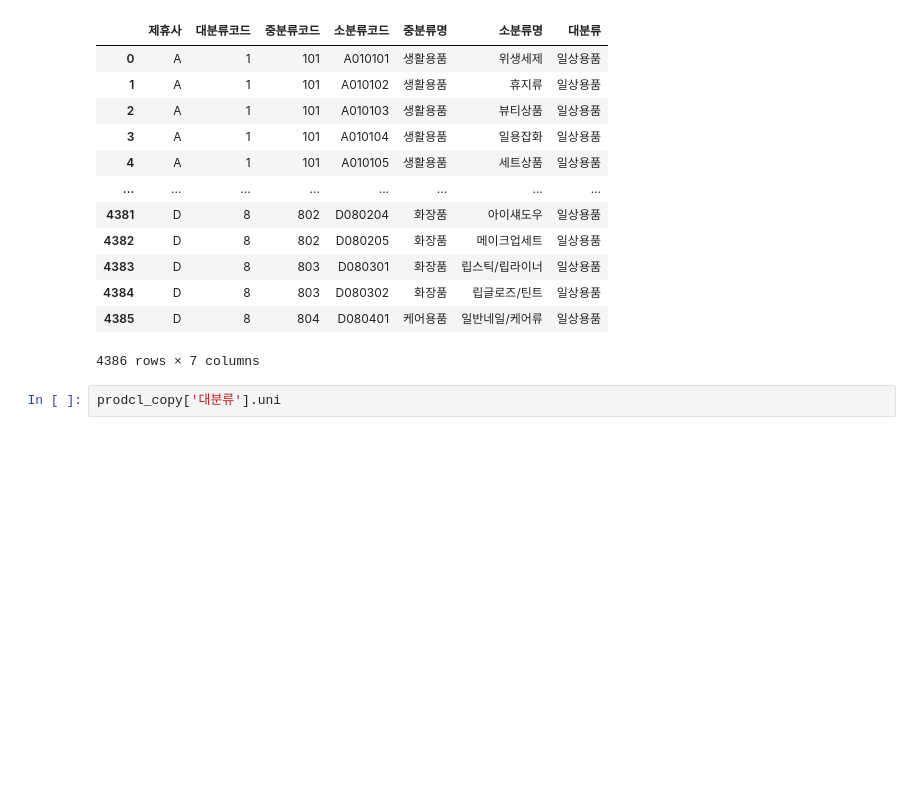
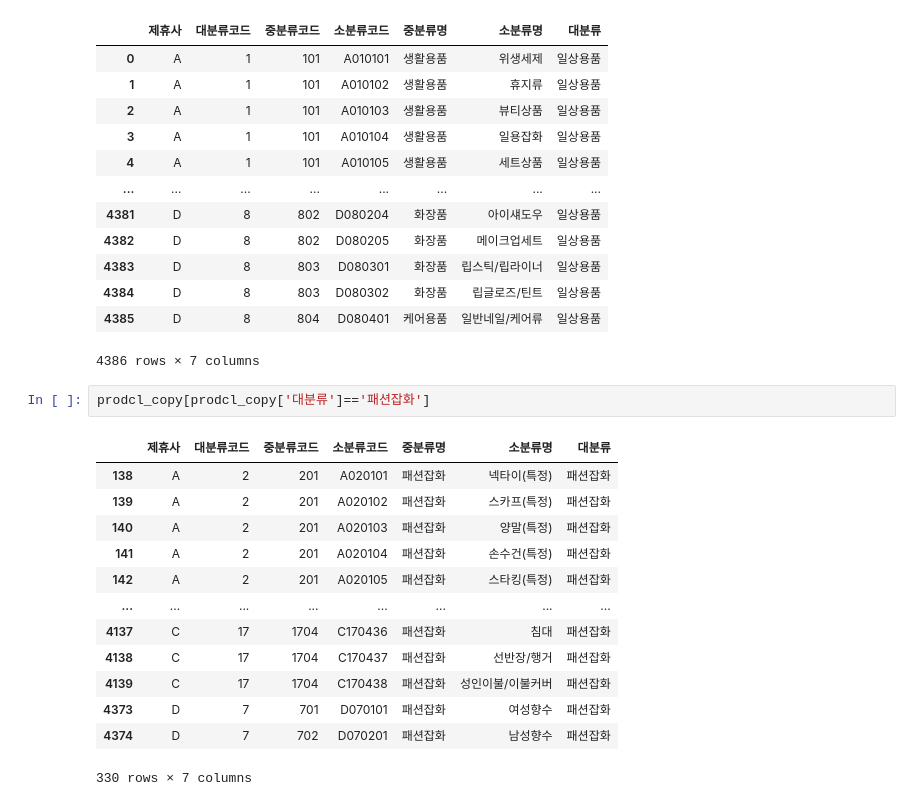
Before and after one commit to PKLH/cakd_LP, a Jupyter notebook: WorkSpace/Kim/EDA_minsup.ipynb, the cells around one changed output. Drawn from its saved outputs; the diff is of its cells as text; blank space fills up the shorter version.

```diff
--- a/WorkSpace/Kim/EDA_minsup.ipynb
+++ b/WorkSpace/Kim/EDA_minsup.ipynb
@@ -1766,4 +1766,18 @@ prodcl_copy
 | 4385 | D | 8 | 804 | D080401 | 케어용품 | 일반네일/케어류 | 일상용품 |
 4386 rows × 7 columns
 # %%
-prodcl_copy['대분류'].uni
+prodcl_copy[prodcl_copy['대분류']=='패션잡화']
+# %% [output]
+|  | 제휴사 | 대분류코드 | 중분류코드 | 소분류코드 | 중분류명 | 소분류명 | 대분류 |
+| 138 | A | 2 | 201 | A020101 | 패션잡화 | 넥타이(특정) | 패션잡화 |
+| 139 | A | 2 | 201 | A020102 | 패션잡화 | 스카프(특정) | 패션잡화 |
+| 140 | A | 2 | 201 | A020103 | 패션잡화 | 양말(특정) | 패션잡화 |
+| 141 | A | 2 | 201 | A020104 | 패션잡화 | 손수건(특정) | 패션잡화 |
+| 142 | A | 2 | 201 | A020105 | 패션잡화 | 스타킹(특정) | 패션잡화 |
+| ... | ... | ... | ... | ... | ... | ... | ... |
+| 4137 | C | 17 | 1704 | C170436 | 패션잡화 | 침대 | 패션잡화 |
+| 4138 | C | 17 | 1704 | C170437 | 패션잡화 | 선반장/행거 | 패션잡화 |
+| 4139 | C | 17 | 1704 | C170438 | 패션잡화 | 성인이불/이불커버 | 패션잡화 |
+| 4373 | D | 7 | 701 | D070101 | 패션잡화 | 여성향수 | 패션잡화 |
+| 4374 | D | 7 | 702 | D070201 | 패션잡화 | 남성향수 | 패션잡화 |
+330 rows × 7 columns
```
